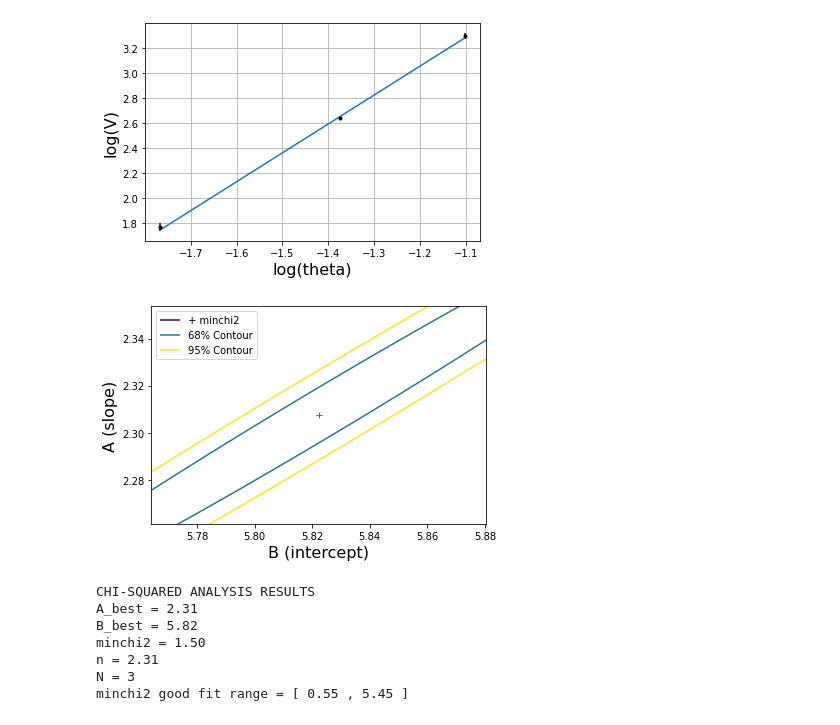
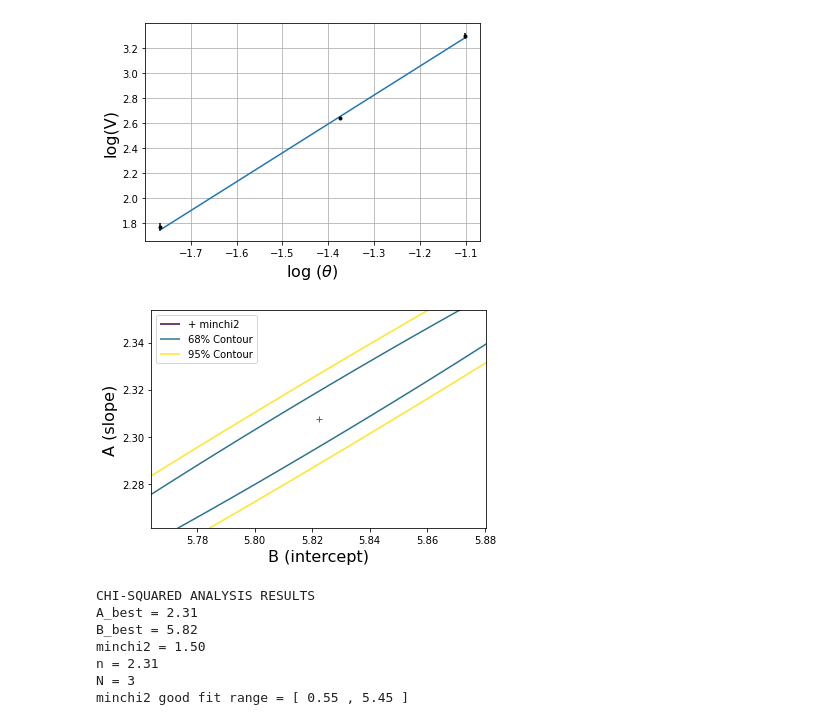
Before and after one commit to VyomSachan/scripts, a Jupyter notebook: energy_harvesting_prosthetic.ipynb, the cells around one changed output. Cells and saved outputs as stored; diff of their text form; code cells hidden in the pictures.

```diff
--- a/energy_harvesting_prosthetic.ipynb
+++ b/energy_harvesting_prosthetic.ipynb
@@ -71,7 +71,7 @@ chi2=(Syy) + (A**2)*(Sxx) + (B**2)*(S0) - 2*A*Sxy - 2*B*Sy + 2*A*B*Sx
 # plot data with errorbars
 plt.figure()
 plt.errorbar(x,y,yerr,linestyle='None',fmt='.k')
-plt.xlabel('log(theta)',fontsize=16)
+plt.xlabel(r"log ($\theta$)",fontsize=16)
 plt.ylabel('log(V)',fontsize=16)
 plt.grid(True)
 # plt.title('y vs x data and line-of-best-fit', fontsize=16)
@@ -84,34 +84,34 @@ Z=plt.contour(B,A,chi2,levels)
 plt.ylim(Abest-0.02*Abest,Abest+0.02*Abest)
 plt.xlim(Bbest-0.01*Bbest,Bbest+0.01*Bbest)
 plt.plot(Bbest,Abest,'+')
 plt.ylabel('A (slope)',fontsize=16)
 plt.xlabel('B (intercept)',fontsize=16)
 
 # add legend
 artists, labels = Z.legend_elements()
 plt.legend(handles=artists, labels=["+ minchi2","68% Contour","95% Contour"], loc='upper left')
 plt.show()
 
 # display main results
 print("CHI-SQUARED ANALYSIS RESULTS")
 Abest_float = "{:.2f}".format(Abest)
 print("A_best =",Abest_float)
 Bbest_float = "{:.2f}".format(Bbest)
 print("B_best =",Bbest_float)
 minchi2_float = "{:.2f}".format(minchi2)
 print("minchi2 =",minchi2_float)
 n="{:.2f}".format(Abest)
 print("n =", n)
 print("N =", N)
 N_min_float = "{:.2f}".format(N-sqrt(2*N))
 N_max_float = "{:.2f}".format(N+sqrt(2*N))
 print("minchi2 good fit range = [",N_min_float, ",",N_max_float,"]")
 # contour68 = "{:.2f}".format(levels[1])
 # print("chi2 for 68% Contour =", contour68)
 # contour95 = "{:.2f}".format(levels[2])
 # print("chi2 for 95% Contour =", contour95)
 # %% [output]
-[figure, old version]
+[figure, new version]
 [figure]
 CHI-SQUARED ANALYSIS RESULTS
 A_best = 2.31
```
